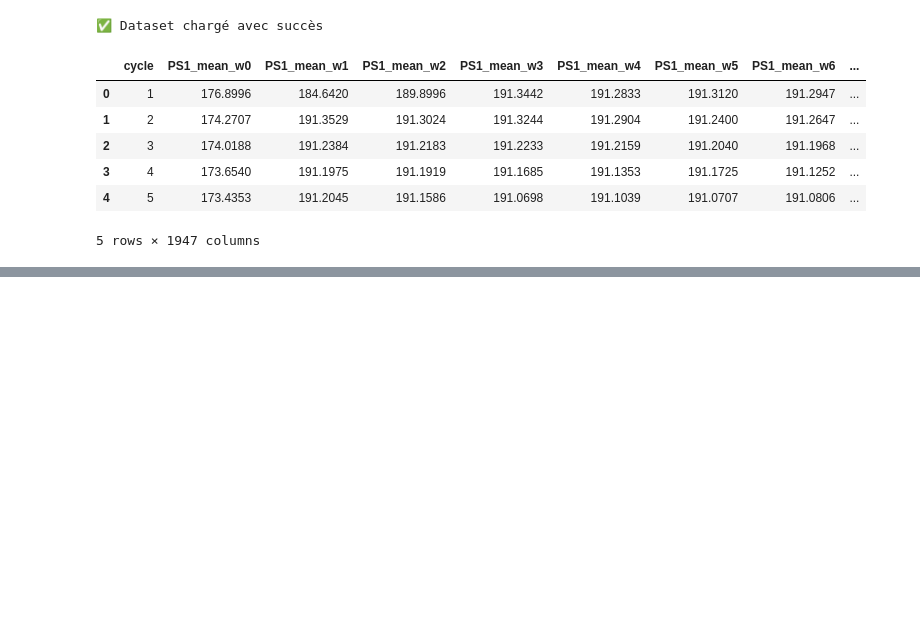
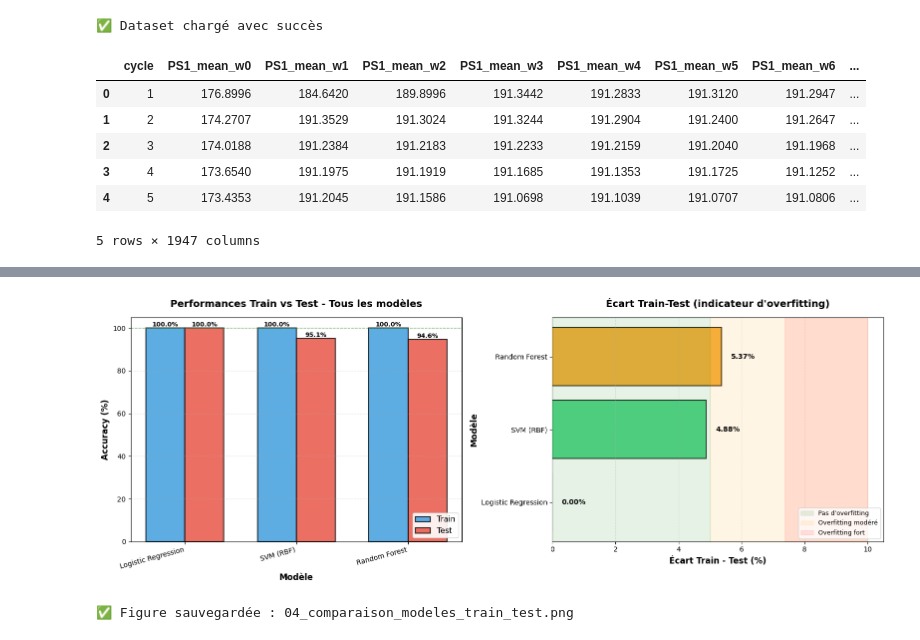
Before and after one commit to fejiostephane/Projet_machine_learning_M1, a Jupyter notebook: modele_ml.ipynb, the cells around one changed output, grey strips where cells are left out. Saved outputs shown, nothing was run; the diff lists cells and outputs as text; code cells hidden in the pictures; blank space fills up the shorter version.

```diff
--- a/modele_ml.ipynb
+++ b/modele_ml.ipynb
@@ -56,0 +1002,78 @@ df.head()
+# %%
+# 4.C VISUALISATION : COURBES TRAIN VS TEST
+
+# Créer une figure avec 2 subplots
+fig, axes = plt.subplots(1, 2, figsize=(16, 6))
+
+# ========== GRAPHIQUE 1 : BAR CHART TRAIN VS TEST ==========
+ax1 = axes[0]
+
+model_names = results_df['Modèle'].values
+train_scores = results_df['Train Accuracy'].values * 100
+test_scores = results_df['Test Accuracy'].values * 100
+
+x = np.arange(len(model_names))
+width = 0.35
+
+bars1 = ax1.bar(x - width/2, train_scores, width, label='Train',
+                color='#3498db', alpha=0.8, edgecolor='black', linewidth=1.5)
+bars2 = ax1.bar(x + width/2, test_scores, width, label='Test',
+                color='#e74c3c', alpha=0.8, edgecolor='black', linewidth=1.5)
+
+# Ajouter les valeurs sur les barres
+for bars in [bars1, bars2]:
+    for bar in bars:
+        height = bar.get_height()
+        ax1.text(bar.get_x() + bar.get_width()/2., height,
+                f'{height:.1f}%',
+                ha='center', va='bottom', fontsize=9, fontweight='bold')
+
+ax1.set_xlabel('Modèle', fontsize=12, fontweight='bold')
+ax1.set_ylabel('Accuracy (%)', fontsize=12, fontweight='bold')
+ax1.set_title('Performances Train vs Test - Tous les modèles',
+              fontsize=14, fontweight='bold', pad=15)
+ax1.set_xticks(x)
+ax1.set_xticklabels(model_names, rotation=15, ha='right')
+ax1.legend(loc='lower right', fontsize=11, framealpha=0.9)
+ax1.grid(axis='y', alpha=0.3, linestyle='--')
+ax1.set_ylim([0, 105])
+
+# Ajouter une ligne de référence à 100%
+ax1.axhline(y=100, color='green', linestyle='--', linewidth=1, alpha=0.5, label='Perfection')
+
+# ========== GRAPHIQUE 2 : ÉCART TRAIN-TEST (OVERFITTING) ==========
+ax2 = axes[1]
+
+gaps = results_df['Écart (%)'].values
+colors_gap = ['#2ecc71' if gap < 5 else '#f39c12' if gap < 10 else '#e74c3c' for gap in gaps]
+
+bars_gap = ax2.barh(model_names, gaps, color=colors_gap, alpha=0.8,
+                     edgecolor='black', linewidth=1.5)
+
+# Ajouter les valeurs
+for i, (bar, gap) in enumerate(zip(bars_gap, gaps)):
+    width = bar.get_width()
+    ax2.text(width + 0.3, bar.get_y() + bar.get_height()/2,
+            f'{gap:.2f}%',
+            ha='left', va='center', fontsize=10, fontweight='bold')
+
+ax2.set_xlabel('Écart Train - Test (%)', fontsize=12, fontweight='bold')
+ax2.set_ylabel('Modèle', fontsize=12, fontweight='bold')
+ax2.set_title('Écart Train-Test (indicateur d\'overfitting)',
+              fontsize=14, fontweight='bold', pad=15)
+ax2.grid(axis='x', alpha=0.3, linestyle='--')
+
+# Zones colorées de référence
+ax2.axvspan(0, 5, alpha=0.1, color='green', label='Pas d\'overfitting')
+ax2.axvspan(5, 10, alpha=0.1, color='orange', label='Overfitting modéré')
+ax2.axvspan(10, max(gaps)+2, alpha=0.1, color='red', label='Overfitting fort')
+ax2.legend(loc='lower right', fontsize=9)
+
+plt.tight_layout()
+plt.savefig("04_comparaison_modeles_train_test.png", dpi=300, bbox_inches='tight')
+plt.show()
+
+print("\n✅ Figure sauvegardée : 04_comparaison_modeles_train_test.png")
+# %% [output]
+[figure, added]
+✅ Figure sauvegardée : 04_comparaison_modeles_train_test.png
```
Also changed, not shown: parts of 25 cells of this notebook, 20 other files.
